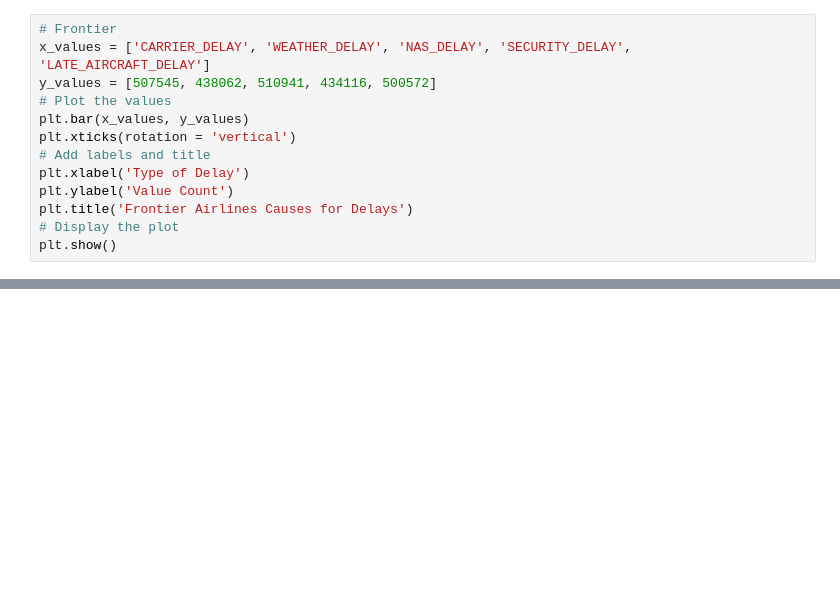
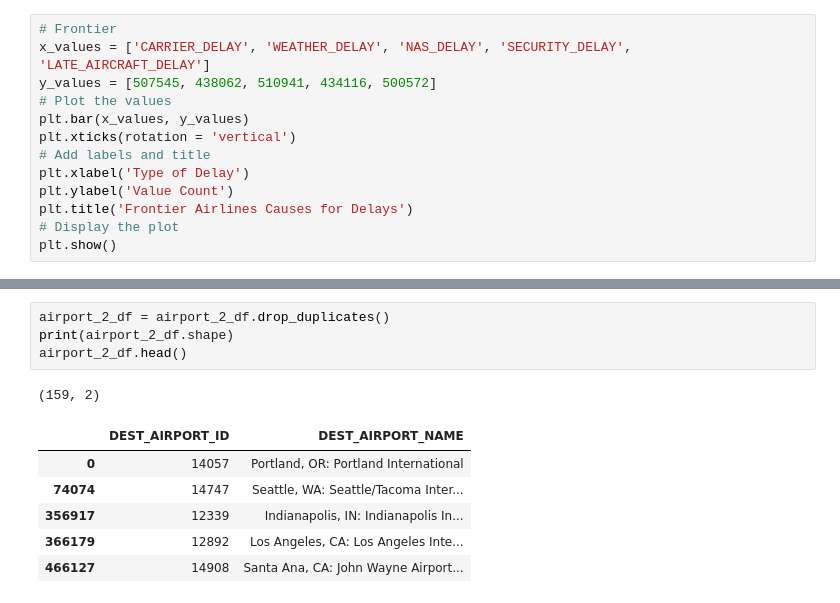
Before and after one commit to mehpree/airline-data-analysis, a Jupyter notebook: AirlineAnalysis.ipynb, the cells around one changed output, grey strips where cells are left out. Cells and saved outputs as stored; diff of their text form; blank space fills up the shorter version.

```diff
--- a/AirlineAnalysis.ipynb
+++ b/AirlineAnalysis.ipynb
@@ -812,0 +828,12 @@ subset_data['ROUTE_NAME'] = subset_data['ORIGIN_AIRPORT_NAME'] + ' to ' + subset
+# %%
+airport_2_df = airport_2_df.drop_duplicates()
+print(airport_2_df.shape)
+airport_2_df.head()
+# %% [output]
+(159, 2)
+|  | DEST_AIRPORT_ID | DEST_AIRPORT_NAME |
+| 0 | 14057 | Portland, OR: Portland International |
+| 74074 | 14747 | Seattle, WA: Seattle/Tacoma Inter... |
+| 356917 | 12339 | Indianapolis, IN: Indianapolis In... |
+| 366179 | 12892 | Los Angeles, CA: Los Angeles Inte... |
+| 466127 | 14908 | Santa Ana, CA: John Wayne Airport... |
```
Also changed, not shown: parts of 14 cells of this notebook, 2 other files.
